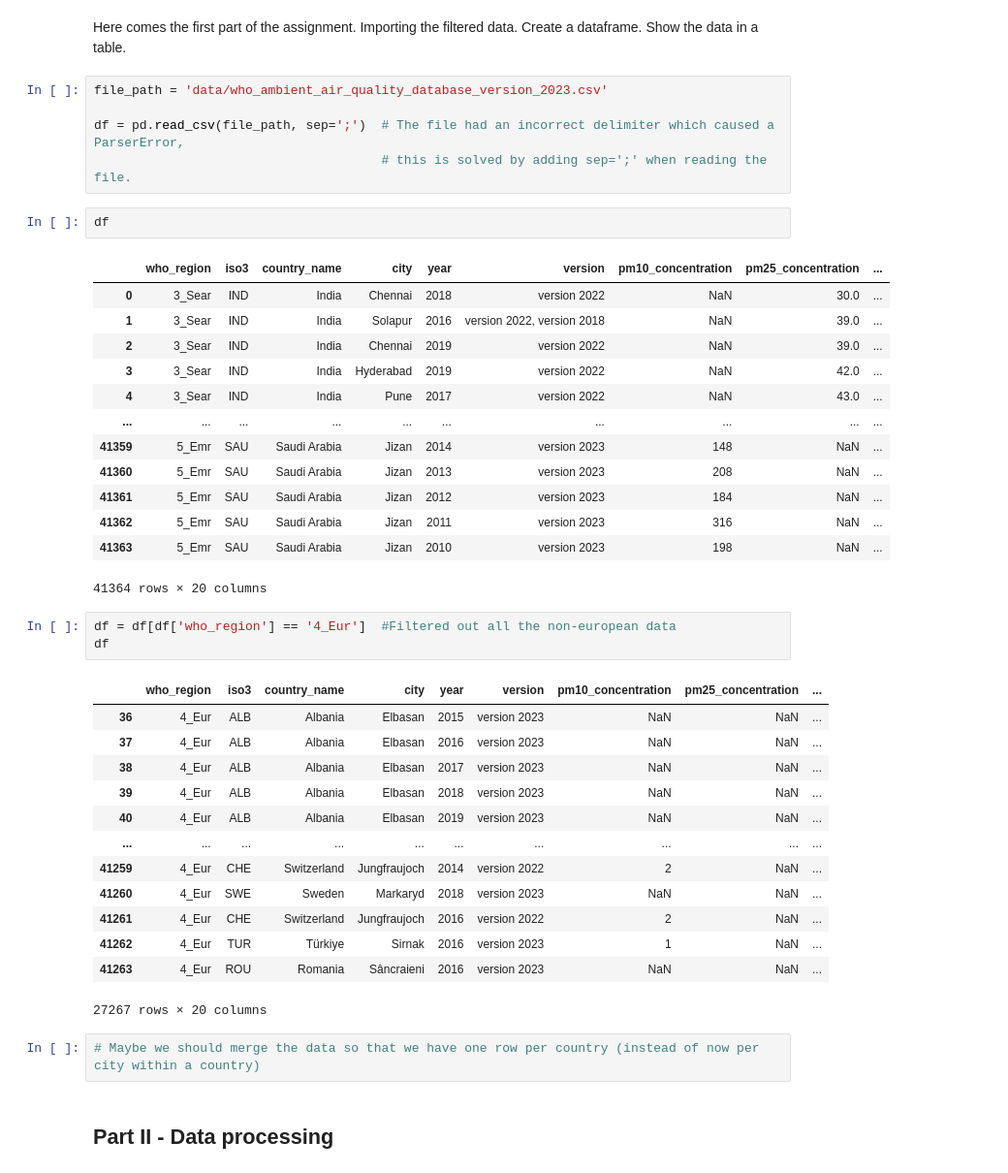
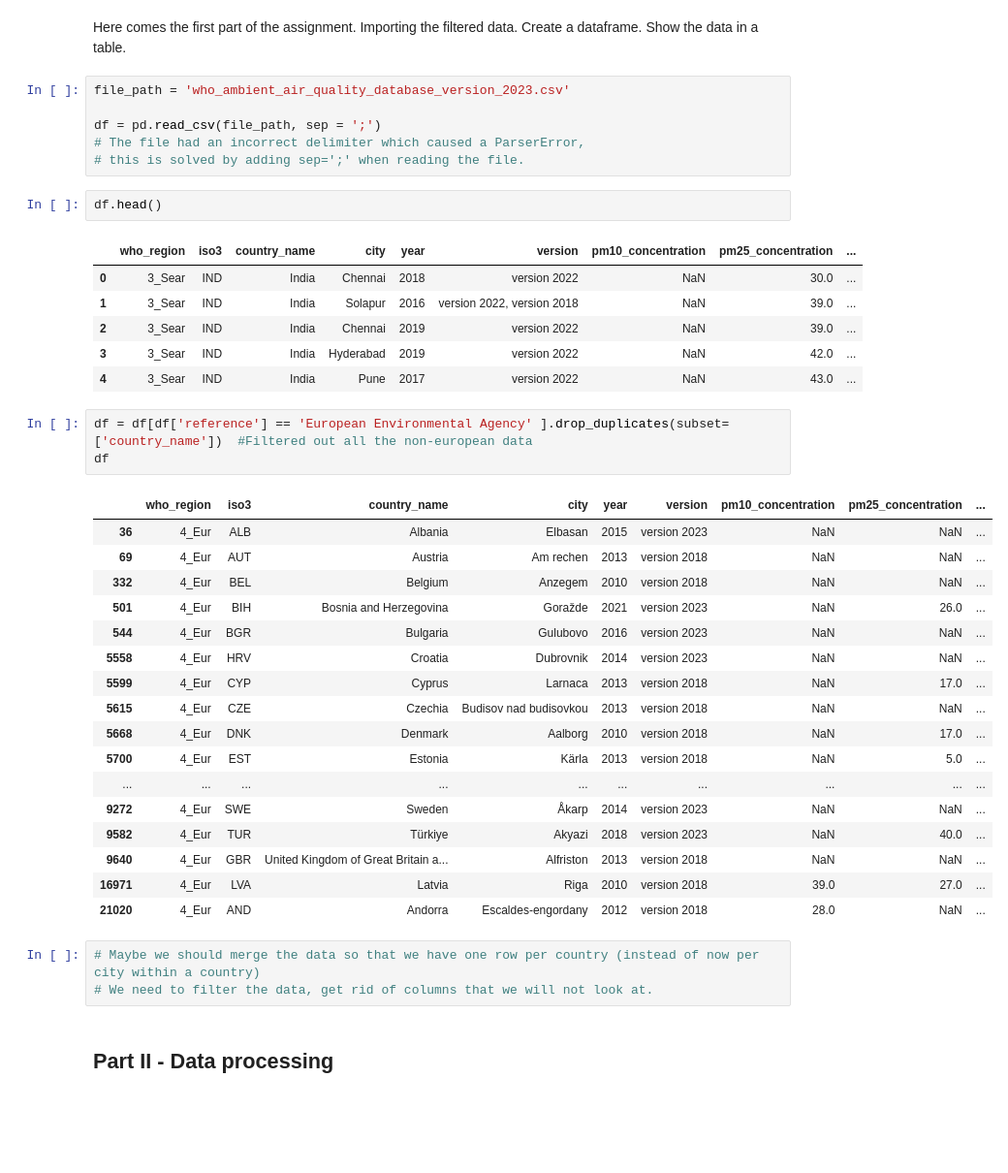
Before and after one commit to HHappy7/TIL6010-GroupProject, a Jupyter notebook: GroupProject-Layout.ipynb, the cells around one changed output. Shown: that part at 97% size. Saved outputs shown, nothing was run; the diff lists cells and outputs as text; blank space fills up the shorter version.

```diff
--- a/GroupProject-Layout.ipynb
+++ b/GroupProject-Layout.ipynb
@@ -26,12 +26,13 @@ import geopandas as gpd
 Here comes the first part of the assignment. Importing the filtered data. Create a dataframe.
 Show the data in a table.
 # %%
-file_path = 'data/who_ambient_air_quality_database_version_2023.csv'
+file_path = 'who_ambient_air_quality_database_version_2023.csv'
 
-df = pd.read_csv(file_path, sep=';')  # The file had an incorrect delimiter which caused a ParserError,
-                                      # this is solved by adding sep=';' when reading the file.
+df = pd.read_csv(file_path, sep = ';')
+# The file had an incorrect delimiter which caused a ParserError,
+# this is solved by adding sep=';' when reading the file.
 # %%
-df
+df.head()
 # %% [output]
 |  | who_region | iso3 | country_name | city | year | version | pm10_concentration | pm25_concentration | ... |
 | 0 | 3_Sear | IND | India | Chennai | 2018 | version 2022 | NaN | 30.0 | ... |
@@ -39,32 +40,30 @@ df
 | 2 | 3_Sear | IND | India | Chennai | 2019 | version 2022 | NaN | 39.0 | ... |
 | 3 | 3_Sear | IND | India | Hyderabad | 2019 | version 2022 | NaN | 42.0 | ... |
 | 4 | 3_Sear | IND | India | Pune | 2017 | version 2022 | NaN | 43.0 | ... |
-| ... | ... | ... | ... | ... | ... | ... | ... | ... | ... |
-| 41359 | 5_Emr | SAU | Saudi Arabia | Jizan | 2014 | version 2023 | 148 | NaN | ... |
-| 41360 | 5_Emr | SAU | Saudi Arabia | Jizan | 2013 | version 2023 | 208 | NaN | ... |
-| 41361 | 5_Emr | SAU | Saudi Arabia | Jizan | 2012 | version 2023 | 184 | NaN | ... |
-| 41362 | 5_Emr | SAU | Saudi Arabia | Jizan | 2011 | version 2023 | 316 | NaN | ... |
-| 41363 | 5_Emr | SAU | Saudi Arabia | Jizan | 2010 | version 2023 | 198 | NaN | ... |
-41364 rows × 20 columns
 # %%
-df = df[df['who_region'] == '4_Eur']  #Filtered out all the non-european data
+df = df[df['reference'] == 'European Environmental Agency' ].drop_duplicates(subset=['country_name'])  #Filtered out all the non-european data
 df
 # %% [output]
 |  | who_region | iso3 | country_name | city | year | version | pm10_concentration | pm25_concentration | ... |
 | 36 | 4_Eur | ALB | Albania | Elbasan | 2015 | version 2023 | NaN | NaN | ... |
-| 37 | 4_Eur | ALB | Albania | Elbasan | 2016 | version 2023 | NaN | NaN | ... |
-| 38 | 4_Eur | ALB | Albania | Elbasan | 2017 | version 2023 | NaN | NaN | ... |
-| 39 | 4_Eur | ALB | Albania | Elbasan | 2018 | version 2023 | NaN | NaN | ... |
-| 40 | 4_Eur | ALB | Albania | Elbasan | 2019 | version 2023 | NaN | NaN | ... |
+| 69 | 4_Eur | AUT | Austria | Am rechen | 2013 | version 2018 | NaN | NaN | ... |
+| 332 | 4_Eur | BEL | Belgium | Anzegem | 2010 | version 2018 | NaN | NaN | ... |
+| 501 | 4_Eur | BIH | Bosnia and Herzegovina | Goražde | 2021 | version 2023 | NaN | 26.0 | ... |
+| 544 | 4_Eur | BGR | Bulgaria | Gulubovo | 2016 | version 2023 | NaN | NaN | ... |
+| 5558 | 4_Eur | HRV | Croatia | Dubrovnik | 2014 | version 2023 | NaN | NaN | ... |
+| 5599 | 4_Eur | CYP | Cyprus | Larnaca | 2013 | version 2018 | NaN | 17.0 | ... |
+| 5615 | 4_Eur | CZE | Czechia | Budisov nad budisovkou | 2013 | version 2018 | NaN | NaN | ... |
+| 5668 | 4_Eur | DNK | Denmark | Aalborg | 2010 | version 2018 | NaN | 17.0 | ... |
+| 5700 | 4_Eur | EST | Estonia | Kärla | 2013 | version 2018 | NaN | 5.0 | ... |
 | ... | ... | ... | ... | ... | ... | ... | ... | ... | ... |
-| 41259 | 4_Eur | CHE | Switzerland | Jungfraujoch | 2014 | version 2022 | 2 | NaN | ... |
-| 41260 | 4_Eur | SWE | Sweden | Markaryd | 2018 | version 2023 | NaN | NaN | ... |
-| 41261 | 4_Eur | CHE | Switzerland | Jungfraujoch | 2016 | version 2022 | 2 | NaN | ... |
-| 41262 | 4_Eur | TUR | Türkiye | Sirnak | 2016 | version 2023 | 1 | NaN | ... |
-| 41263 | 4_Eur | ROU | Romania | Sâncraieni | 2016 | version 2023 | NaN | NaN | ... |
+| 9272 | 4_Eur | SWE | Sweden | Åkarp | 2014 | version 2023 | NaN | NaN | ... |
+| 9582 | 4_Eur | TUR | Türkiye | Akyazi | 2018 | version 2023 | NaN | 40.0 | ... |
+| 9640 | 4_Eur | GBR | United Kingdom of Great Britain a... | Alfriston | 2013 | version 2018 | NaN | NaN | ... |
+| 16971 | 4_Eur | LVA | Latvia | Riga | 2010 | version 2018 | 39.0 | 27.0 | ... |
+| 21020 | 4_Eur | AND | Andorra | Escaldes-engordany | 2012 | version 2018 | 28.0 | NaN | ... |
-27267 rows × 20 columns
 # %%
 # Maybe we should merge the data so that we have one row per country (instead of now per city within a country)
+# We need to filter the data, get rid of columns that we will not look at.
 # %% [markdown]
 ## Part II - Data processing
 # %% [markdown]
```
